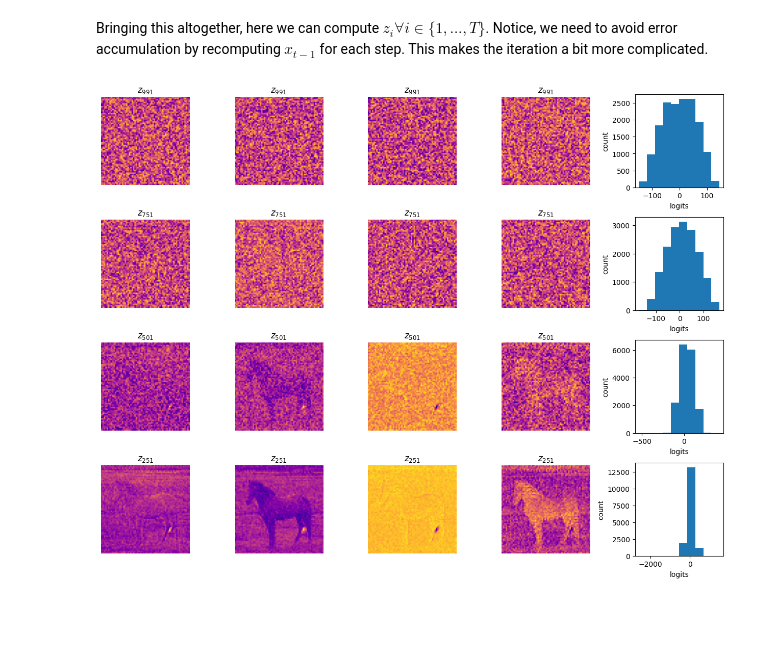
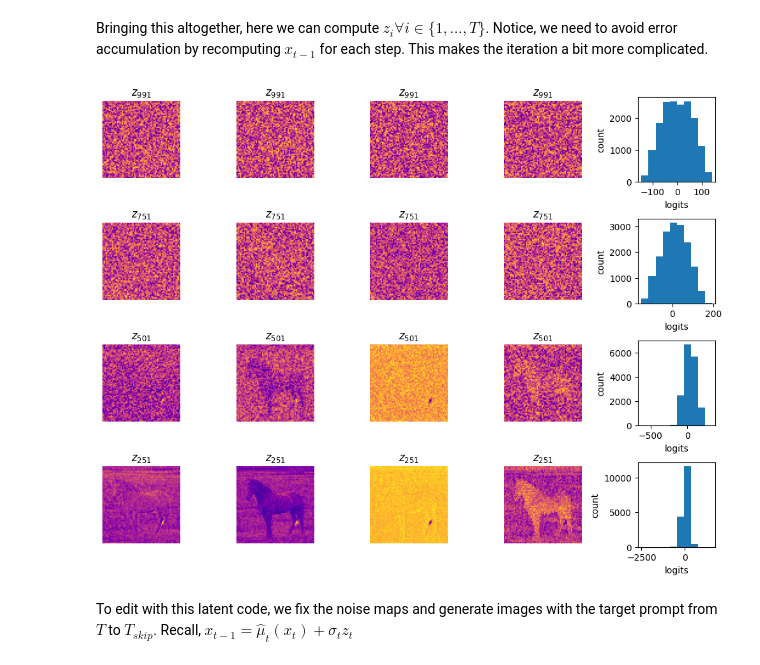
Before and after one commit to jeremyadamsfisher/ddpm_inversion, a Jupyter notebook: ddpm_inversion.ipynb, the cells around one changed output. Drawn from its saved outputs; the diff is of its cells as text; code cells hidden in the pictures; blank space fills up the shorter version.

```diff
--- a/ddpm_inversion.ipynb
+++ b/ddpm_inversion.ipynb
@@ -38,12 +43,18 @@ T_SKIP = 36
 # %%
+η = 1  # DDPM (η=1) vs DDIM (η=0)
 N_DIFFUSION_STEPS = 100
-DEVICE = "cuda"
+DEVICE = (
+    "mps"
+    if torch.backends.mps.is_available()
+    else "cuda"
+    if torch.cuda.is_available
+    else "cpu"
+)
 MODEL_ID = "CompVis/stable-diffusion-v1-4"
 CFG_SCALE_SRC = 3.5
-CFG_SCALE_TGT = 15
 INITIAL_IMAGE = "horse_mud.jpg"
-PROMPT_SRC = "a photo of a horse in the mud"
-PROMPT_TGT = "a photo of a horse in the snow"
+PROMPT_SRC = "a photo of a horse"
+PROMPT_TGT = "a photo of a zebra"
 # %%
 rng = torch.manual_seed(42)
 pipe = StableDiffusionPipeline.from_pretrained(MODEL_ID).to(DEVICE)
@@ -217,32 +226,28 @@ def D(η, t, x0_pred):
 # %% [markdown]
 Bringing this altogether, here we can compute $z_i \forall i \in \{1, \dots, T\}$. Notice, we need to avoid error accumulation by recomputing $x_{t-1}$ for each step. This makes the iteration a bit more complicated.
 # %%
-iterables = [
+xts_ = xts.copy()  # copying xts make this cell idempotent
+
+zts = []  # Ordered from z_T to z_0
+iter_ = zip(
     pipe.scheduler.timesteps,
     reversed(ᾱs),
     reversed(ᾱs[:-1]),
-]
-
-xts_ = xts.copy()
-
-zts = [] # Ordered from z_T to z_0
-iter_ = zip(*iterables)
+)
 iter_ = tqdm(iter_, total=len(pipe.scheduler.timesteps), unit="timestep")
 for i, (t, ᾱ_t, ᾱ_t_minus_1) in enumerate(iter_):
     xt, xt_minus_1 = xts_[i], xts_[i + 1]
     f_t_x_t = f_t(xt, prompt_embedding_src, CFG_SCALE_SRC, t)
     x0_pred = P(xt, f_t_x_t, ᾱ_t)
     D_f_t_x_t = D(η, t, f_t_x_t)
-    # This is the issue... v
     μ_t_x_t = torch.sqrt(ᾱ_t_minus_1) * x0_pred + D_f_t_x_t
-    # This is the issue... ^
     σ_t_ = σ_t(t)
     z_t = (xt_minus_1 - μ_t_x_t) / σ_t_
     zts.append(z_t)
     # Recompute x_{t-1} to avoid error accumulation
     xts_[i + 1] = μ_t_x_t + σ_t_ * z_t
 # %%
-def plot_latents(latents, timesteps, scale=1.4):
+def plot_latents(latents, timesteps, scale=1):
     rows = len(latents)
     cols = 5
     fig, axes = plt.subplots(rows, cols, figsize=(scale * cols, scale * rows))
@@ -260,6 +265,8 @@ def plot_latents(latents, timesteps, scale=1.4):
         ax.axis("on")
     fig.tight_layout()
 # %%
-plot_latents(zts[::25], pipe.scheduler.timesteps[::25], 2.5)
+plot_latents(zts[::25], pipe.scheduler.timesteps[::25], 2)
 # %% [output]
-[figure, old version]
+[figure, new version]
+# %% [markdown]
+To edit with this latent code, we fix the noise maps and generate images with the target prompt from $T$ to $T_{skip}$. Recall, $x_{t-1} = \hat{\mu}_t(x_t) + \sigma_t z_t$
```
Also changed, not shown: parts of 13 cells of this notebook.
